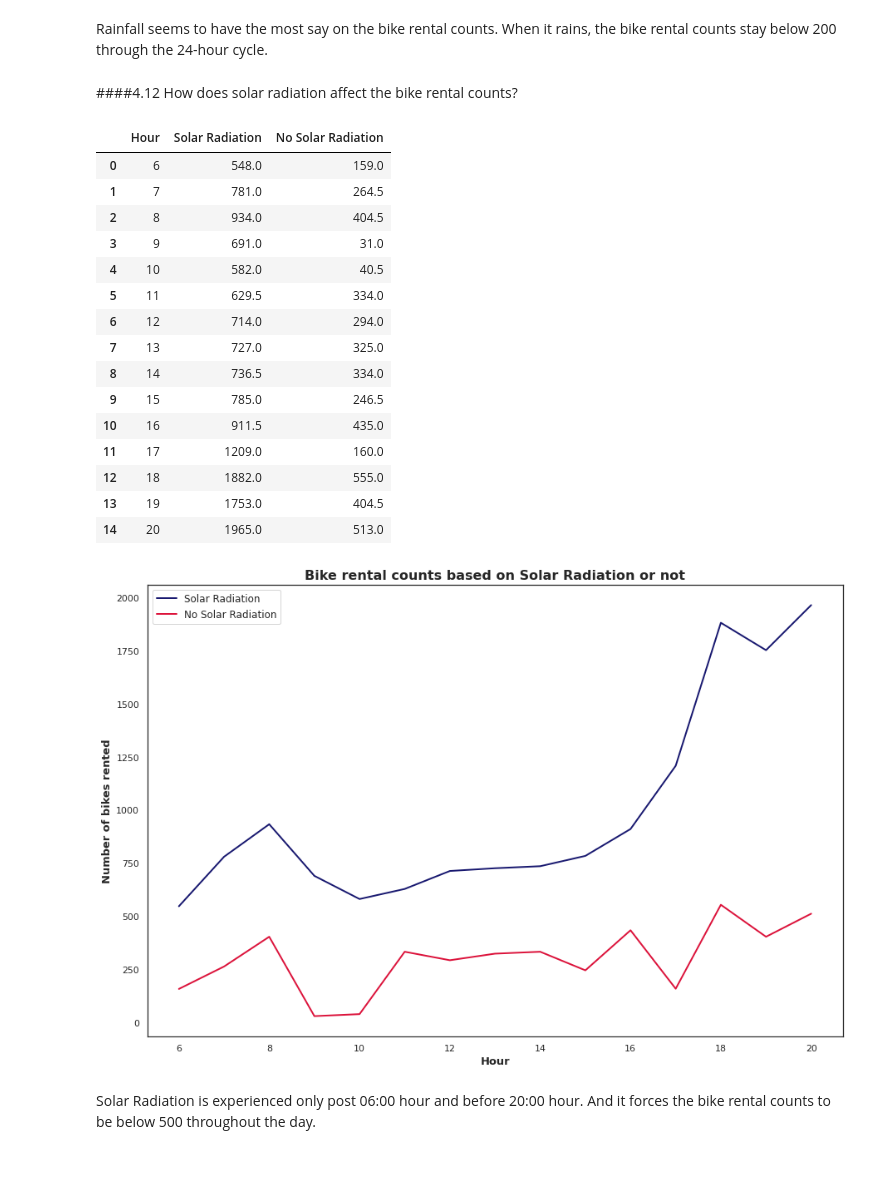
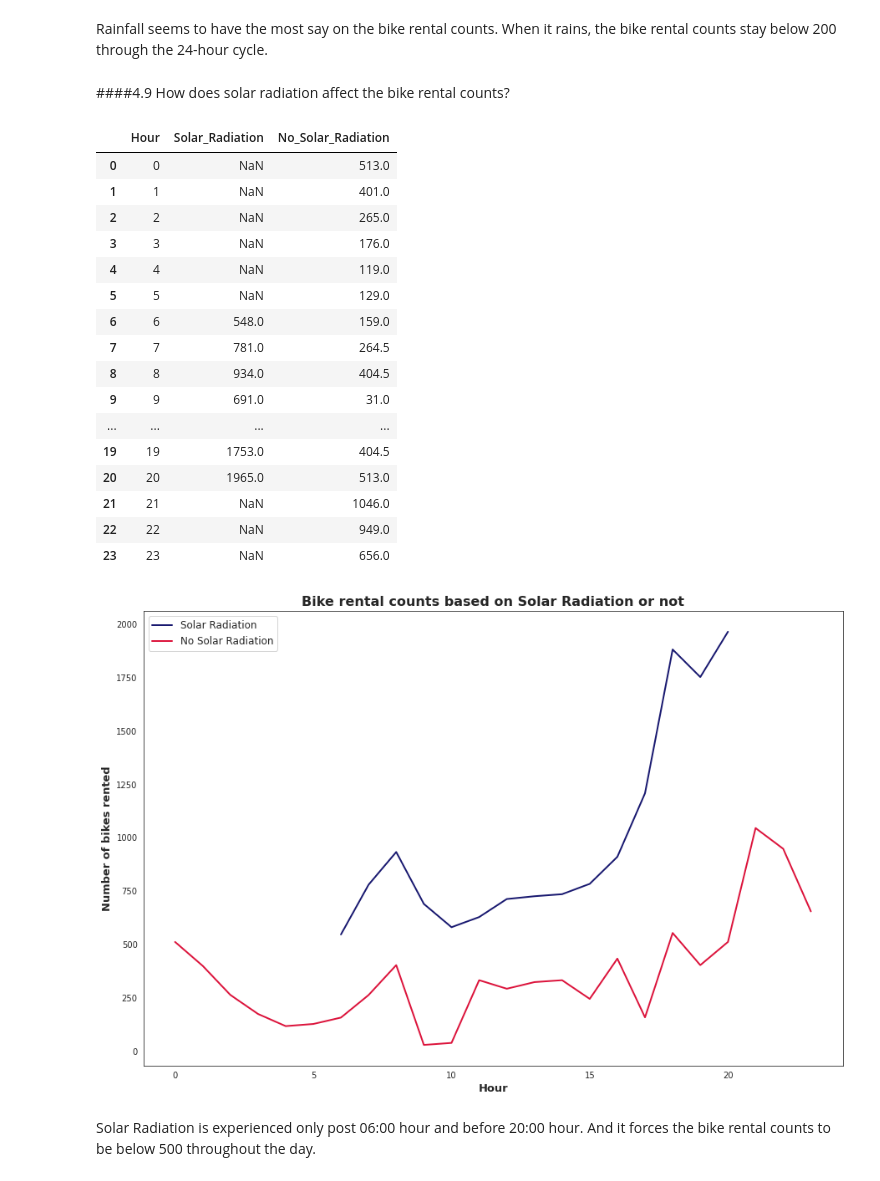
Before and after one commit to Tapomay1/Bike-Sharing-Demand-Prediction, a Jupyter notebook: TPS_Bike_Sharing_Demand_Predictionn_Capstone.ipynb, the cells around one changed output. Drawn from its saved outputs; the diff is of its cells as text; code cells hidden in the pictures.

```diff
--- a/TPS_Bike_Sharing_Demand_Predictionn_Capstone.ipynb
+++ b/TPS_Bike_Sharing_Demand_Predictionn_Capstone.ipynb
@@ -661,14 +559,0 @@ pie_data
-# %%
-# Using colorblind palette for pie chart
-sns.set_palette("colorblind")
-plt.figure(figsize=(12,8))
-plt.pie(pie_data['Holiday'],
-        labels = pie_data['index'].values,
-        autopct = "%.2f%%", # % values in 2 decimals
-        textprops = {"size":"x-large",
-                     "fontweight":"bold",
-                     "color":"w"}) # styling the text
-plt.legend()
-# Giving our chart a suitable title
-plt.title("% share of holidays in the year", fontweight = "bold", fontsize = 18)
-plt.show();
@@ -742,14 +609,0 @@ pie_data
-# %%
-# Using colorblind palette for pie chart
-sns.set_palette("colorblind")
-plt.figure(figsize=(12,8))
-plt.pie(pie_data['Functioning Day'],
-        labels = pie_data['index'].values,
-        autopct = "%.2f%%", # % values in 2 decimals
-        textprops = {"size":"x-large",
-                     "fontweight":"bold",
-                     "color":"w"}) # styling the text
-plt.legend(labels = ['Functional Day', 'No Functional Day'])
-# Giving our chart a suitable title
-plt.title("% share of Functional Days in the year", fontweight = "bold", fontsize = 18)
-plt.show();
@@ -858,52 +708,53 @@ plt.show();
 # %% [markdown]
 Rainfall seems to have the most say on the bike rental counts. When it rains, the bike rental counts stay below 200 through the 24-hour cycle.
 # %% [markdown]
-####4.12 How does solar radiation affect the bike rental counts?
+####4.9 How does solar radiation affect the bike rental counts?
 # %%
 # Preparing the data
 # Segregating the two kinds
-solar_data = df[df['Solar Radiation (MJ/m2)']>0]
-non_solar = df[df['Solar Radiation (MJ/m2)']==0]
+solar_data = bike_df[bike_df['Solar_Radiation']>0]
+non_solar = bike_df[bike_df['Solar_Radiation']==0]
 # Grouping by Hour for them
-temp = solar_data.groupby('Hour').agg({'Rented Bike Count':'median'}).reset_index()
-temp1 = non_solar.groupby('Hour').agg({'Rented Bike Count':'median'}).reset_index()
+temp = solar_data.groupby('Hour').agg({'Rented_Bike_Count':'median'}).reset_index()
+temp1 = non_solar.groupby('Hour').agg({'Rented_Bike_Count':'median'}).reset_index()
 # Merging them
 line_data = pd.merge(left=temp, right=temp1, on='Hour')
-line_data.columns = ['Hour', 'Solar Radiation', 'No Solar Radiation']
+line_data.columns = ['Hour', 'Solar_Radiation', 'No_Solar_Radiation']
 line_data
 # %% [output]
-|  | Hour | Solar Radiation | No Solar Radiation |
-| 0 | 6 | 548.0 | 159.0 |
-| 1 | 7 | 781.0 | 264.5 |
-| 2 | 8 | 934.0 | 404.5 |
-| 3 | 9 | 691.0 | 31.0 |
-| 4 | 10 | 582.0 | 40.5 |
-| 5 | 11 | 629.5 | 334.0 |
-| 6 | 12 | 714.0 | 294.0 |
-| 7 | 13 | 727.0 | 325.0 |
-| 8 | 14 | 736.5 | 334.0 |
-| 9 | 15 | 785.0 | 246.5 |
-| 10 | 16 | 911.5 | 435.0 |
-| 11 | 17 | 1209.0 | 160.0 |
-| 12 | 18 | 1882.0 | 555.0 |
-| 13 | 19 | 1753.0 | 404.5 |
-| 14 | 20 | 1965.0 | 513.0 |
+|  | Hour | Solar_Radiation | No_Solar_Radiation |
+| 0 | 0 | NaN | 513.0 |
+| 1 | 1 | NaN | 401.0 |
+| 2 | 2 | NaN | 265.0 |
+| 3 | 3 | NaN | 176.0 |
+| 4 | 4 | NaN | 119.0 |
+| 5 | 5 | NaN | 129.0 |
+| 6 | 6 | 548.0 | 159.0 |
+| 7 | 7 | 781.0 | 264.5 |
+| 8 | 8 | 934.0 | 404.5 |
+| 9 | 9 | 691.0 | 31.0 |
+| ... | ... | ... | ... |
+| 19 | 19 | 1753.0 | 404.5 |
+| 20 | 20 | 1965.0 | 513.0 |
+| 21 | 21 | NaN | 1046.0 |
+| 22 | 22 | NaN | 949.0 |
+| 23 | 23 | NaN | 656.0 |
 # %%
 # Setting the size of the figure
 plt.figure(figsize = (15,10))
 # Plotting the lines
-plt.plot(line_data['Hour'], line_data['Solar Radiation'], color = 'midnightblue', linewidth = 2)
-plt.plot(line_data['Hour'], line_data['No Solar Radiation'], color = 'crimson', linewidth = 2)
+plt.plot(line_data['Hour'], line_data['Solar_Radiation'], color = 'midnightblue', linewidth = 2)
+plt.plot(line_data['Hour'], line_data['No_Solar_Radiation'], color = 'crimson', linewidth = 2)
 # Assigning the labels
 plt.ylabel('Number of bikes rented', fontsize = 13, fontweight = 'bold')
 plt.xlabel('Hour', fontsize = 13, fontweight = 'bold')
 # Adding labels
 labels = ['Solar Radiation','No Solar Radiation']
 plt.legend(labels = labels, fontsize = 'large')
 plt.title('Bike rental counts based on Solar Radiation or not', fontsize = 16, fontweight = "bold")
 plt.show();
 # %% [output]
-[figure, old version]
+[figure, new version]
 # %% [markdown]
 Solar Radiation is experienced only post 06:00 hour and before 20:00 hour. And it forces the bike rental counts to be below 500 throughout the day.
 # %% [markdown]
```
Also changed, not shown: parts of 194 cells of this notebook.
